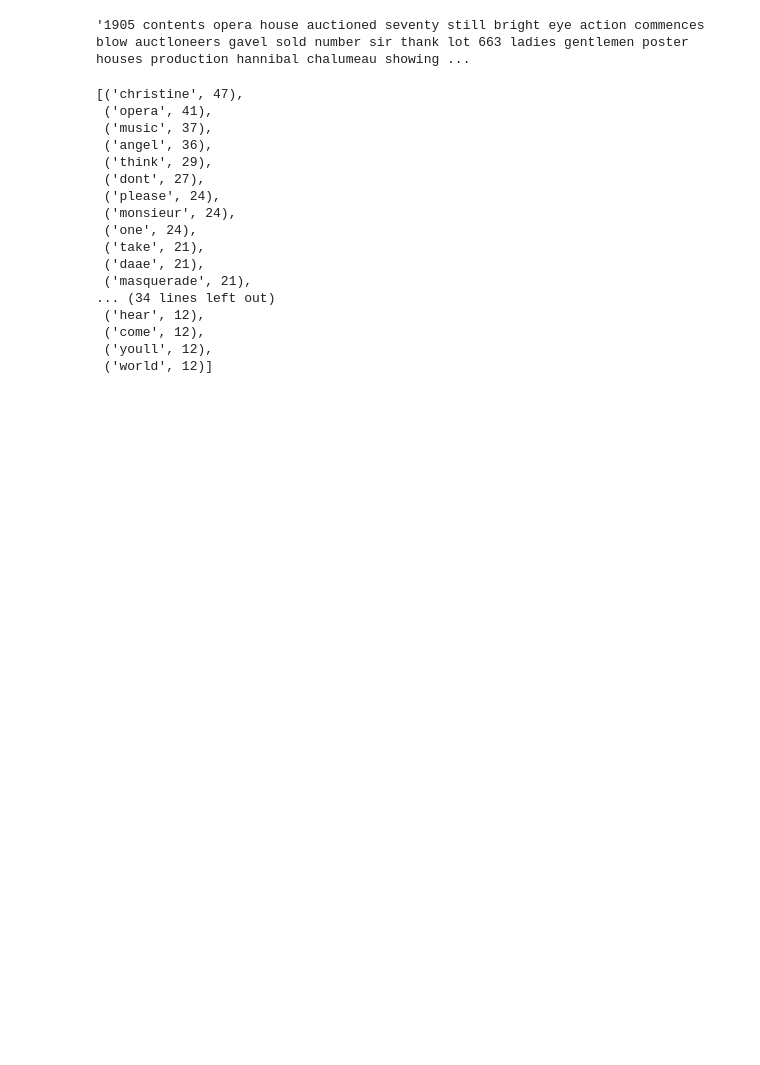
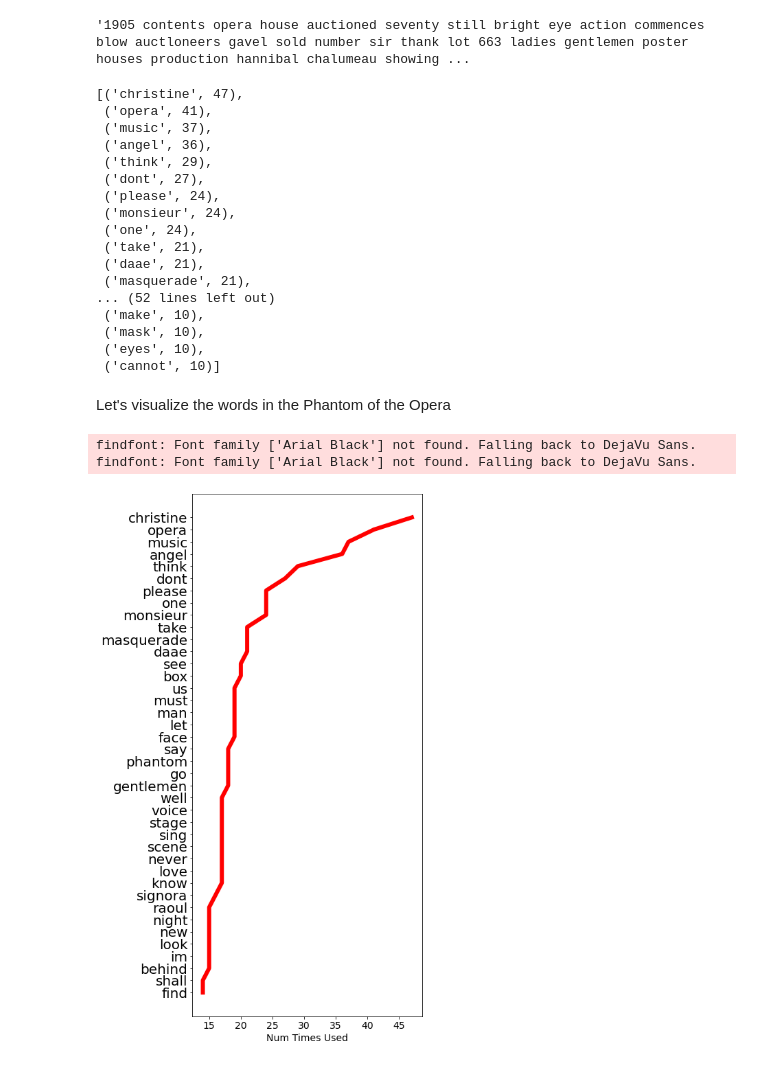
Before and after one commit to chankeith96/Side-Project-Musical-Word-Clouds, a Jupyter notebook: Movie Word Cloud.ipynb, the cells around one changed output. Drawn from its saved outputs; the diff is of its cells as text; code cells hidden in the pictures; blank space fills up the shorter version.

Commit message:
add n-gram counters and collocations

```diff
--- a/Movie Word Cloud.ipynb
+++ b/Movie Word Cloud.ipynb
@@ -83,0 +157,3 @@ biagram_collocation.nbest(BigramAssocMeasures.likelihood_ratio, 15)
+# %%
+dic = dict(Counter(nltk.ngrams(words,3)).most_common(10))
+dic
@@ -83,0 +171,4 @@ biagram_collocation.nbest(BigramAssocMeasures.likelihood_ratio, 15)
+# %%
+for key, val in dic.items():
+#     print(key)
+    print(' '.join(list(key)))
@@ -115 +247,3 @@ from collections import Counter
+# %%
+cleaned_words = [word for word in clean_message.split()]
 # %%
@@ -117,5 +251,5 @@ c = Counter(clean_message.split())
 # %%
-c.most_common(50)
+c.most_common(68)
 # %% [output]
 [('christine', 47),
  ('opera', 41),
@@ -129,8 +263,30 @@ c.most_common(50)
  ('take', 21),
  ('daae', 21),
  ('masquerade', 21),
-... (34 lines left out)
- ('hear', 12),
- ('come', 12),
- ('youll', 12),
- ('world', 12)]
+... (52 lines left out)
+ ('make', 10),
+ ('mask', 10),
+ ('eyes', 10),
+ ('cannot', 10)]
+# %% [markdown]
+Let's visualize the words in the Phantom of the Opera
+# %%
+# Code adapted from https://towardsdatascience.com/understanding-the-tiger-king-and-his-tweets-through-python-b928f92af05d
+# Analyze Frequency
+frequency_dist = nltk.FreqDist(cleaned_words)
+word_dict = sorted((value, key) for (key,value) in frequency_dist.items())
+x, y = zip(*word_dict) # unpack a list of pairs into two tuples
+# %%
+import matplotlib.pyplot as plt
+num_to_show = 40
+plt.figure(figsize=[6,14])
+plt.plot(x[-num_to_show:], y[-num_to_show:],lw=6,c='r')
+plt.yticks(fontname = "Arial Black", fontsize=20)
+plt.xlabel('Num Times Used',fontsize=14, fontname = "Arial Black")
+plt.xticks(fontsize=14, fontname = "Arial Black")
+# plt.savefig("joes_most_common_terms.png", format="png")
+plt.show()
+# %% [output]
+findfont: Font family ['Arial Black'] not found. Falling back to DejaVu Sans.
+findfont: Font family ['Arial Black'] not found. Falling back to DejaVu Sans.
+[figure, added]
```
Also changed, not shown: parts of 44 cells of this notebook.
